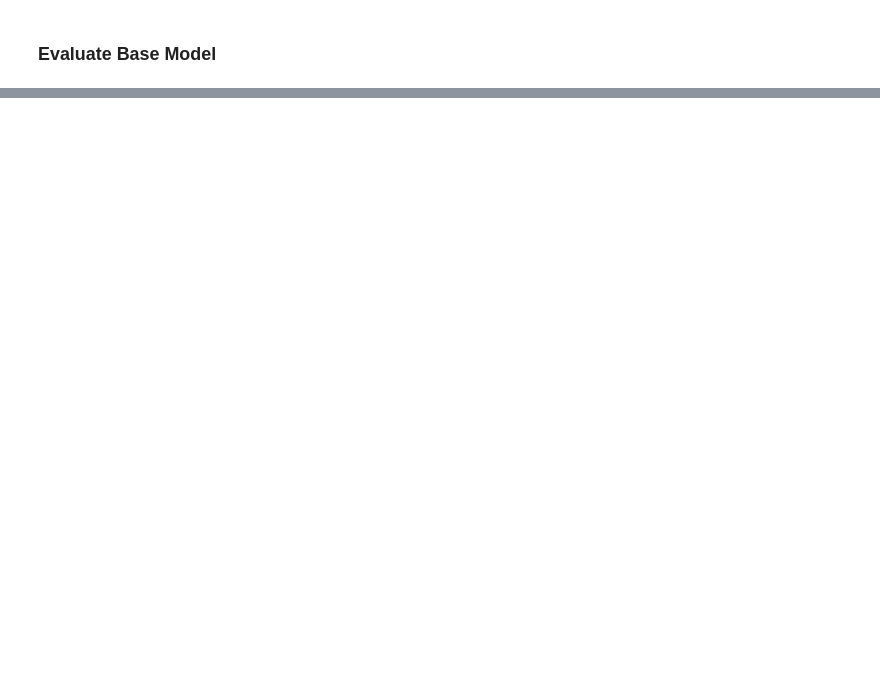
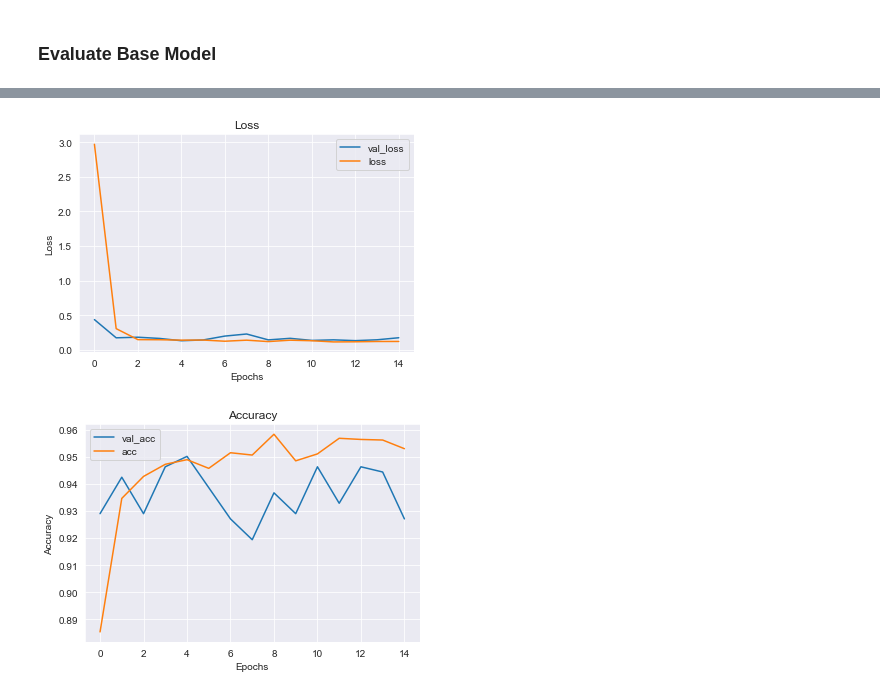
Before and after one commit to joshblumer/dsc-phase-4-project, a Jupyter notebook: Data Augmentation.ipynb, the cells around one changed output, grey strips where cells are left out. Cells and saved outputs as stored; diff of their text form; code cells hidden in the pictures; blank space fills up the shorter version.

```diff
--- a/Data Augmentation.ipynb
+++ b/Data Augmentation.ipynb
@@ -472,3 +404,3 @@ weighted avg       0.85      0.85      0.85       624
 # %%
 from keras.applications.inception_v3 import InceptionV3
-base_model = InceptionV3(input_shape = (150, 150, 3), include_top = False, weights = 'imagenet')
+based_model = InceptionV3(input_shape = (150, 150, 3), include_top = False, weights = 'imagenet')
@@ -480,12 +409,12 @@ for layer in base_model.layers:
     layer.trainable = False
 # %%
-x = layers.Flatten()(base_model.output)
+x = layers.Flatten()(based_model.output)
 x = layers.Dense(1024, activation='relu')(x)
 x = layers.Dropout(0.2)(x)
 
 # Add a final sigmoid layer with 1 node for classification output
 x = layers.Dense(1, activation='sigmoid')(x)
 
-model = tf.keras.models.Model(base_model.input, x)
+model5 = tf.keras.models.Model(based_model.input, x)
 
-model.compile(optimizer=tf.keras.optimizers.Adam(lr=0.001), loss = 'binary_crossentropy', metrics = ['acc'])
+model5.compile(optimizer=tf.keras.optimizers.Adam(learning_rate=0.001), loss = 'binary_crossentropy', metrics = ['acc'])
@@ -492,5 +423,3 @@ model.compile(optimizer=tf.keras.optimizers.Adam(lr=0.001), loss = 'binary_cross
 # %%
-inc_history = model.fit_generator(train_split_dataset, validation_data = validation_split_dataset,
-                                  steps_per_epoch = 130, validation_steps = 16,
-                                  epochs = 10)
+transfer_history = model5.fit(train_split_dataset, validation_data=validation_split_dataset, epochs = 15)
 # %% [output]
@@ -505,0 +443,5 @@ split_model_history = split_model.fit_generator(train_split_dataset, steps_per_e
+# %%
+visualize_training_results(transfer_history)
+# %% [output]
+[figure, added]
+[figure, added]
```
Also changed, not shown: parts of 57 cells of this notebook, 1 other file.
